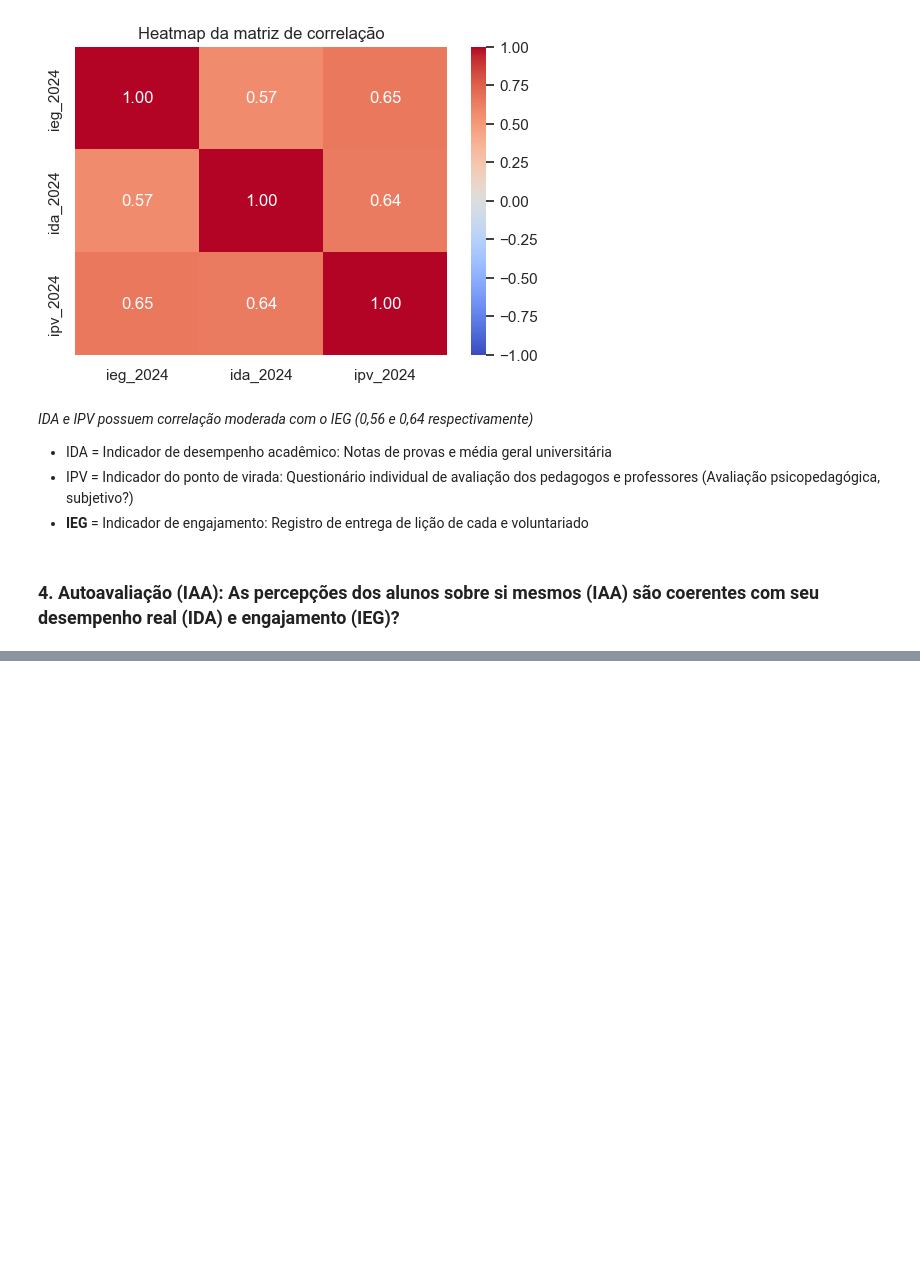
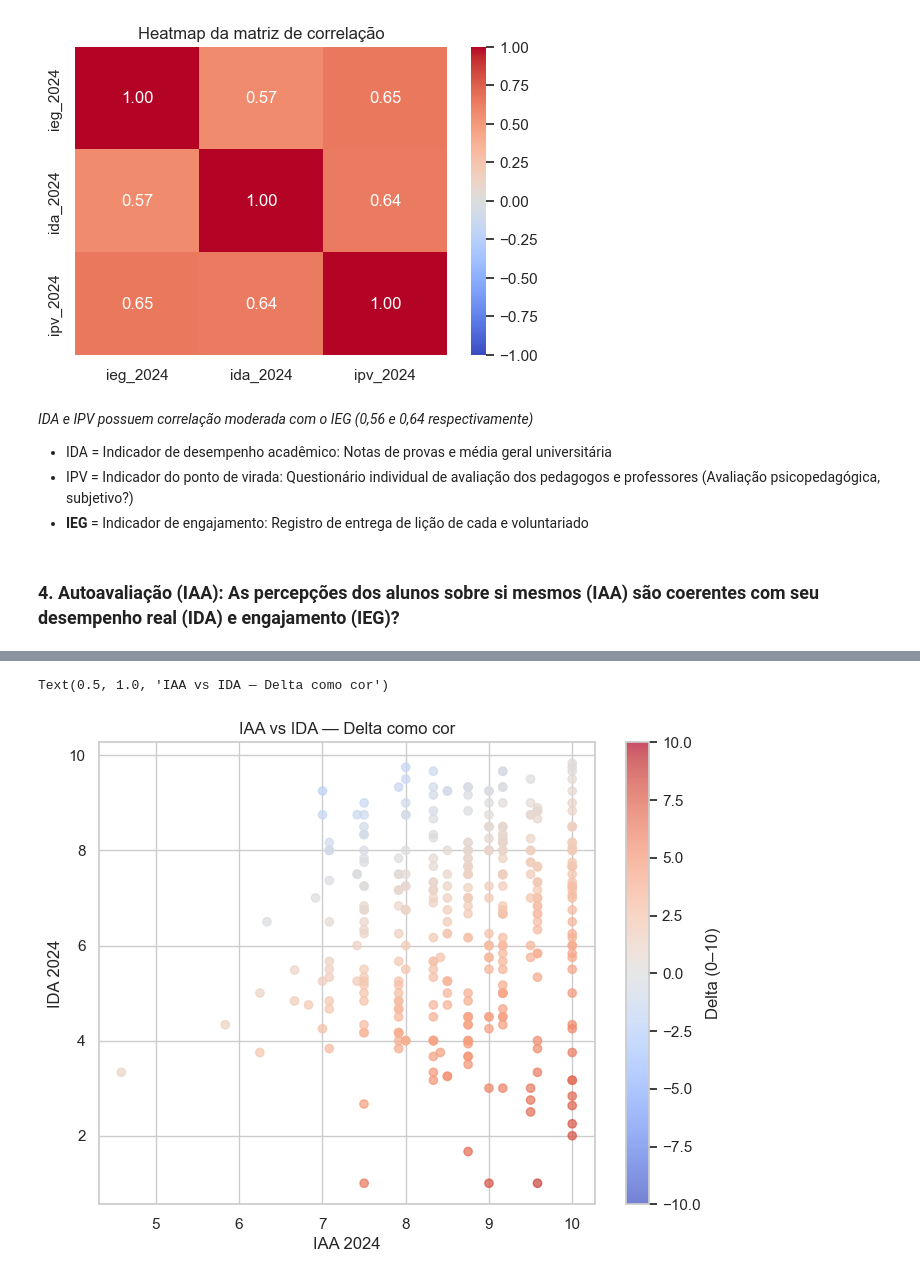
Before and after one commit to JacksonvBarbosa/datathon_fiap_postech, a Jupyter notebook: notebooks/eda_v1.ipynb, the cells around one changed output, grey strips where cells are left out. Cells and saved outputs as stored; diff of their text form; code cells hidden in the pictures; blank space fills up the shorter version.

```diff
--- a/notebooks/eda_v1.ipynb
+++ b/notebooks/eda_v1.ipynb
@@ -331,0 +526,23 @@ plt.show()
+# %%
+df_plot = df_iaa_todos_anos_cols_indicadores.query("iaa_2024 > 0 and ida_2024 > 0")[['iaa_2024', 'ida_2024', 'delta_iaa_ida_2024']]
+
+
+plt.figure(figsize=(8,6))
+
+scatter = plt.scatter(
+    df_plot['iaa_2024'],
+    df_plot['ida_2024'],
+    c=df_plot['delta_iaa_ida_2024'],
+    cmap='coolwarm',   # azul → vermelho
+    vmin=-10,            # azul fixo
+    vmax=10,           # vermelho fixo
+    alpha=0.7
+)
+
+plt.colorbar(scatter, label='Delta (0–10)')
+plt.xlabel('IAA 2024')
+plt.ylabel('IDA 2024')
+plt.title('IAA vs IDA — Delta como cor')
+# %% [output]
+Text(0.5, 1.0, 'IAA vs IDA — Delta como cor')
+[figure, added]
```
Also changed, not shown: parts of 15 cells of this notebook.
